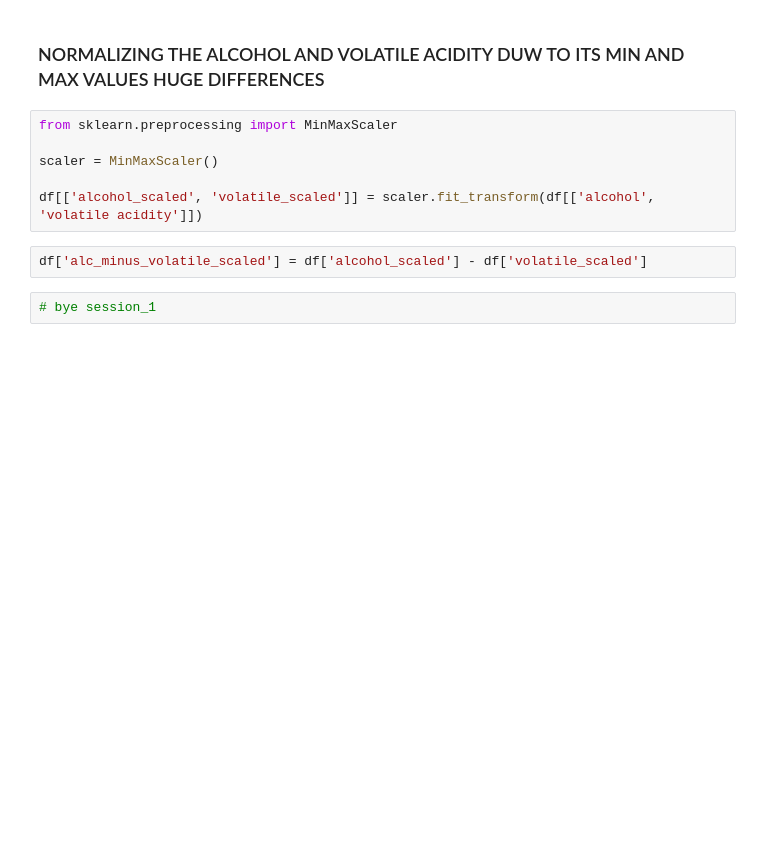
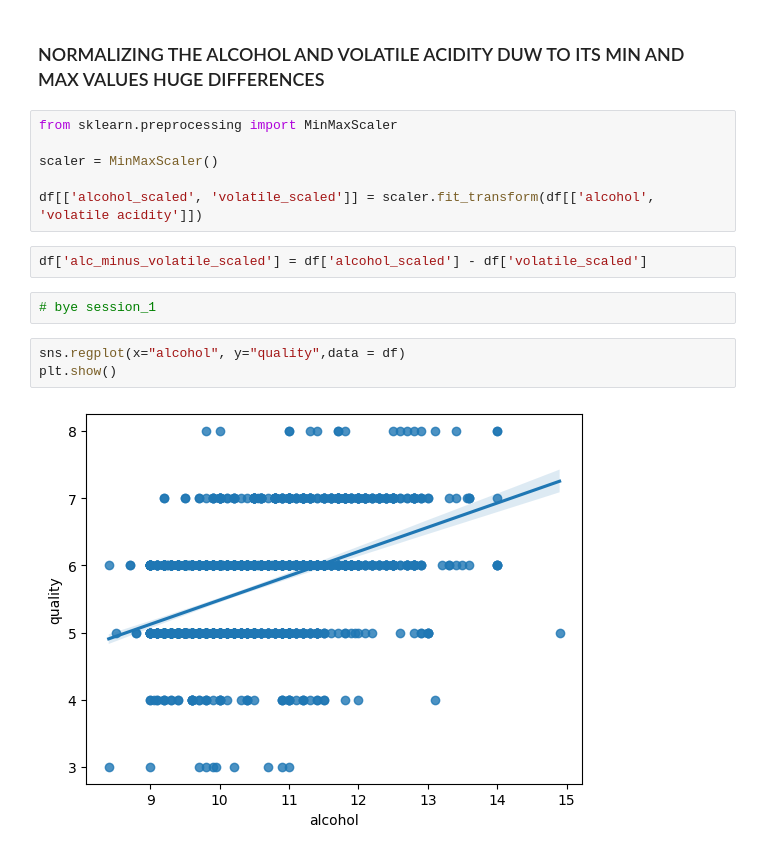
Before and after one commit to Charan1114/project_wine, a Jupyter notebook: notebooks/wine-red.ipynb, the cells around one changed output. Drawn from its saved outputs; the diff is of its cells as text; blank space fills up the shorter version.

```diff
--- a/notebooks/wine-red.ipynb
+++ b/notebooks/wine-red.ipynb
@@ -119,3 +118,8 @@ df[['alcohol_scaled', 'volatile_scaled']] = scaler.fit_transform(df[['alcohol',
 df['alc_minus_volatile_scaled'] = df['alcohol_scaled'] - df['volatile_scaled']
 # %%
 # bye session_1
+# %%
+sns.regplot(x="alcohol", y="quality",data = df)
+plt.show()
+# %% [output]
+[figure, added]
```
Also changed, not shown: parts of 2 cells of this notebook.
